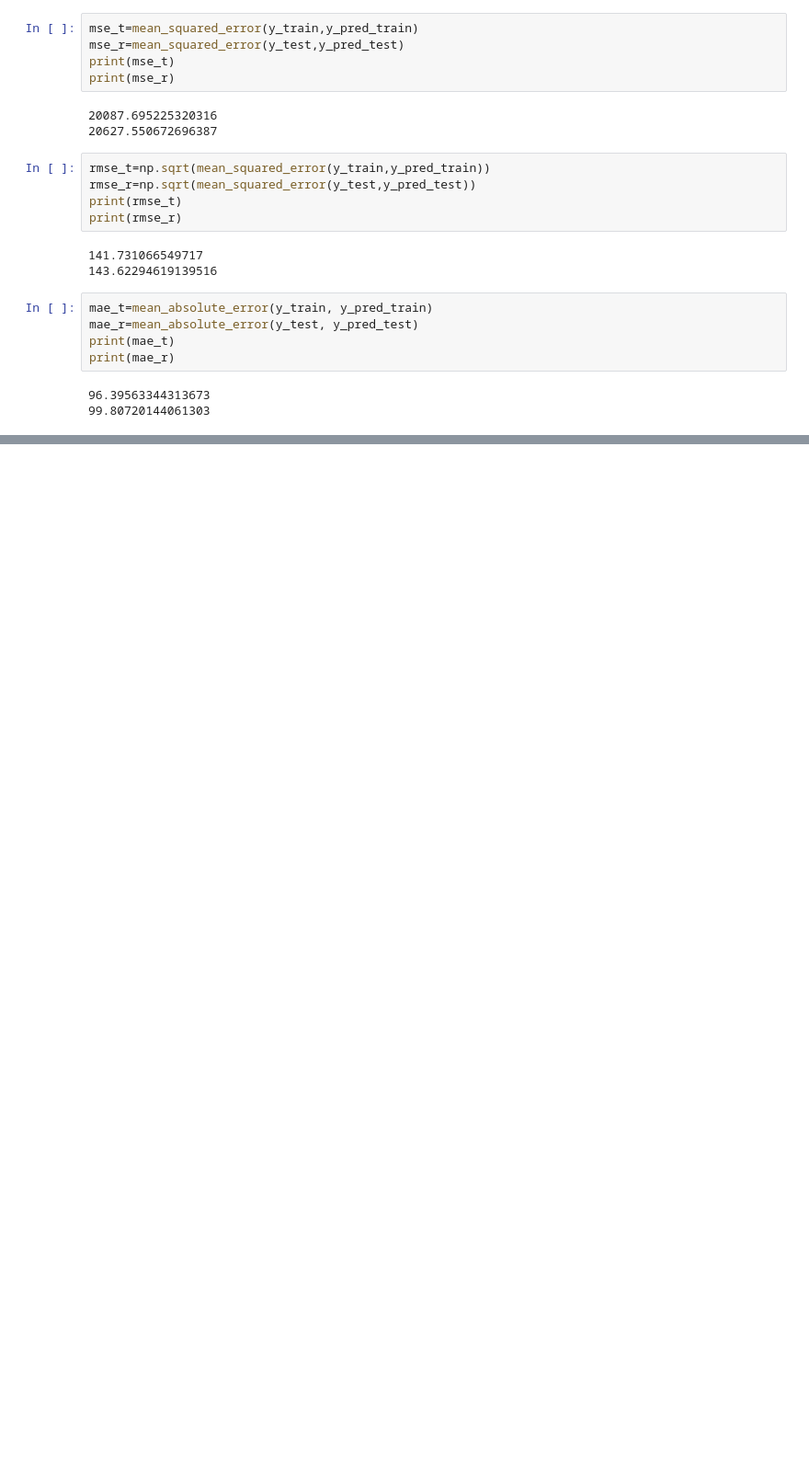
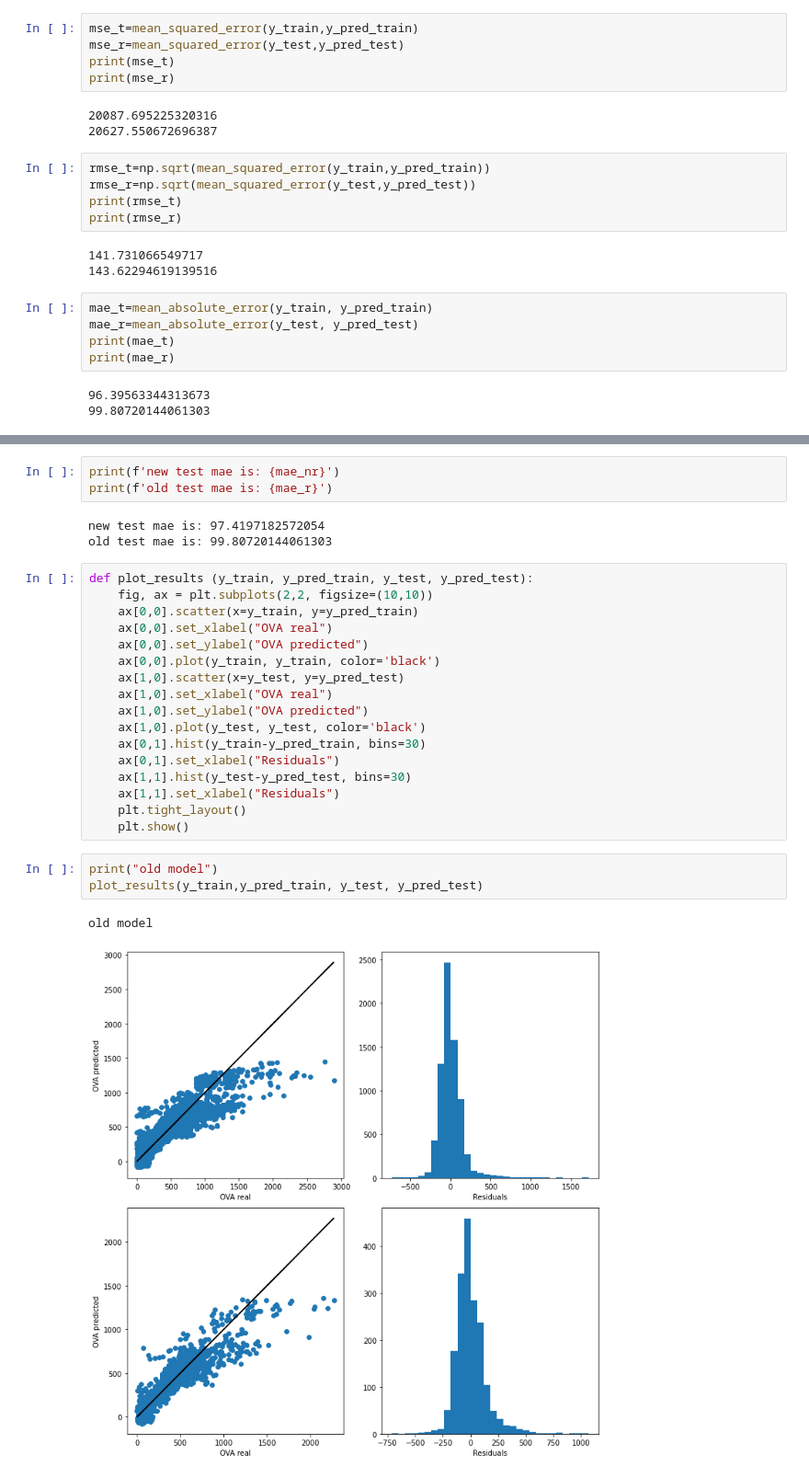
Before and after one commit to GuiMacc/lab-customer-analysis-round-7, a Jupyter notebook: files_for_lab/lab_solutions.ipynb, the cells around one changed output, grey strips where cells are left out. Shown at 92% size. Drawn from its saved outputs; the diff is of its cells as text; blank space fills up the shorter version.

Commit message:
added linear distribution plotting

```diff
--- a/files_for_lab/lab_solutions.ipynb
+++ b/files_for_lab/lab_solutions.ipynb
@@ -770,0 +765,29 @@ old test mae is: 99.80720144061303
+# %%
+print(f'new test mae is: {mae_nr}')
+print(f'old test mae is: {mae_r}')
+# %% [output]
+new test mae is: 97.4197182572054
+old test mae is: 99.80720144061303
+# %%
+def plot_results (y_train, y_pred_train, y_test, y_pred_test):
+    fig, ax = plt.subplots(2,2, figsize=(10,10))
+    ax[0,0].scatter(x=y_train, y=y_pred_train)
+    ax[0,0].set_xlabel("OVA real")
+    ax[0,0].set_ylabel("OVA predicted")
+    ax[0,0].plot(y_train, y_train, color='black')
+    ax[1,0].scatter(x=y_test, y=y_pred_test)
+    ax[1,0].set_xlabel("OVA real")
+    ax[1,0].set_ylabel("OVA predicted")
+    ax[1,0].plot(y_test, y_test, color='black')
+    ax[0,1].hist(y_train-y_pred_train, bins=30)
+    ax[0,1].set_xlabel("Residuals")
+    ax[1,1].hist(y_test-y_pred_test, bins=30)
+    ax[1,1].set_xlabel("Residuals")
+    plt.tight_layout()
+    plt.show()
+# %%
+print("old model")
+plot_results(y_train,y_pred_train, y_test, y_pred_test)
+# %% [output]
+old model
+[figure, added]
```
Also changed, not shown: parts of 54 cells of this notebook.
